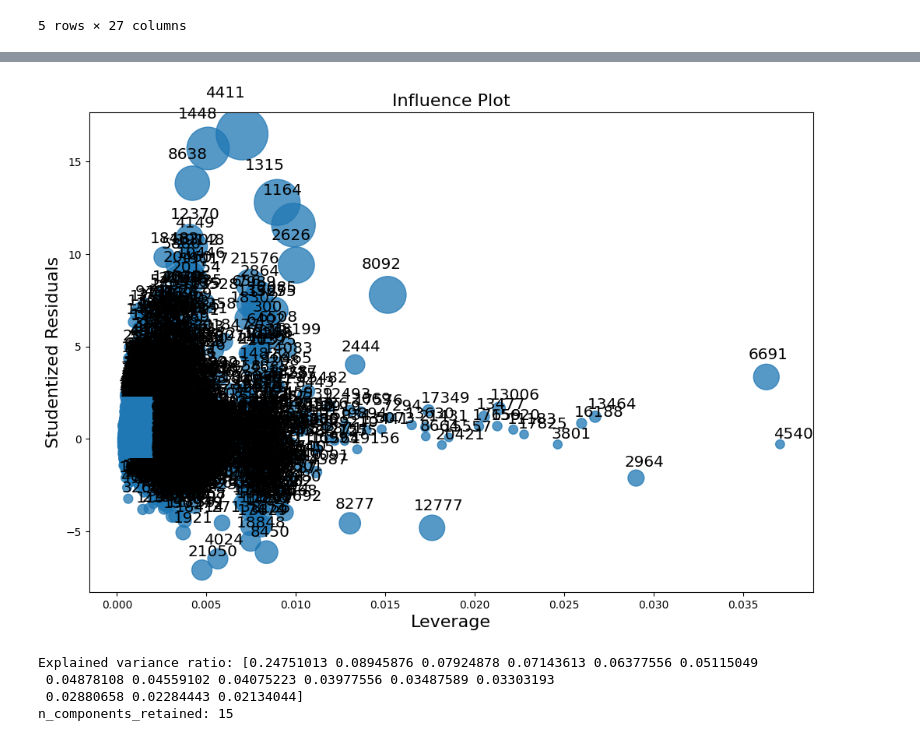
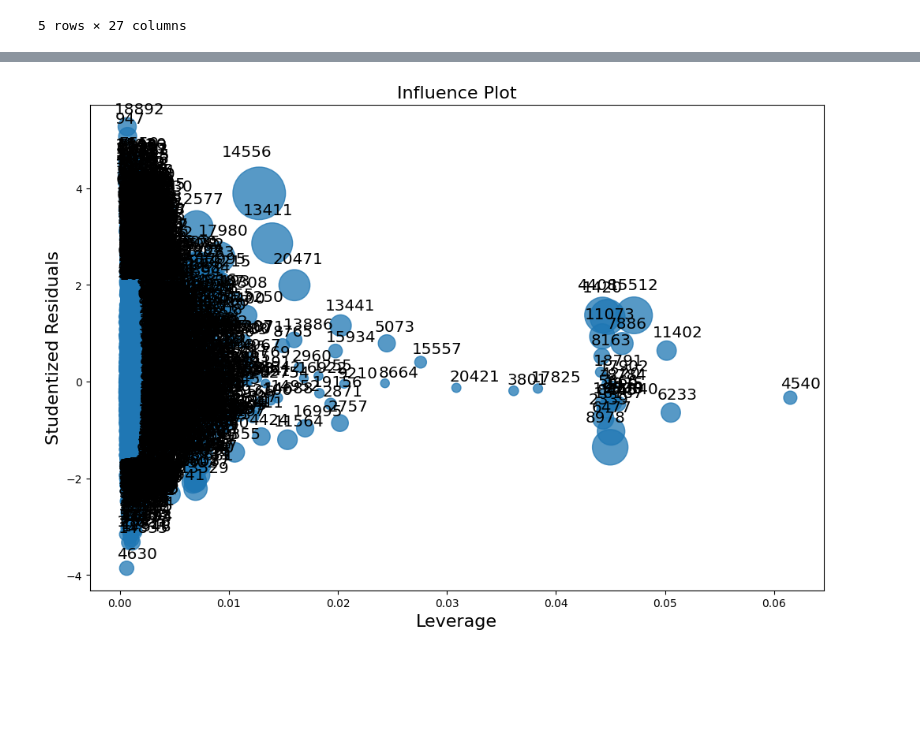
Before and after one commit to ChuHongHeMike/schulich_data_science_he55, a Jupyter notebook: Assignment/A3.ipynb, the cells around one changed output, grey strips where cells are left out. Saved outputs shown, nothing was run; the diff lists cells and outputs as text; code cells hidden in the pictures; blank space fills up the shorter version.

```diff
--- a/Assignment/A3.ipynb
+++ b/Assignment/A3.ipynb
@@ -123,7 +130,7 @@ df1['year'] = df1['date'].dt.year
 df1.drop(columns= 'date',inplace=True)
 # %%
 x = df1.drop('price', axis=1)
-y = df1['price']
+y = df1[['price']]
 x.head()
 # %% [output]
 |  | bedrooms | bathrooms | sqft_living | sqft_lot | floors | waterfront | view | condition | grade | ... |
@@ -144,7 +148,0 @@ fig = sm.graphics.influence_plot(results, ax=ax, criterion='cooks')
-# %%
-#There are 7 outliers, with index, 19452,5832, 1149, 3223, 15870, 1719, and 17319
-x = x.drop(index=[19452,5832, 1149, 3223, 15870, 1719, 17319])
-#So drop them
-# %%
-y = y.drop(index=[19452,5832, 1149, 3223, 15870, 1719, 17319])
-#Same for the price
@@ -158,35 +149,29 @@ fig = sm.graphics.influence_plot(results, ax=ax, criterion='cooks')
-# %%
-#Algthou it looks better, but not enough
-x = x.drop(index=[7252,9254,3914,7077,9714,20452,4441,3949,7769,7647])
-y = y.drop(index=[7252,9254,3914,7077,9714,20452,4441,3949,7769,7647])
-# %%
-model = sm.OLS(y, x)
-results = model.fit()
-fig, ax = plt.subplots(figsize=(12,8))
-fig = sm.graphics.influence_plot(results, ax=ax, criterion='cooks')
-# %% [output]
-[figure, removed]
-# %%
-#It looks better. And since the max leverage is small enough. So now I gonna do PCA.
-# Standardize the features
-scaler = StandardScaler()
-x_std = scaler.fit_transform(x)
-
-# Perform PCA
-pca = PCA(n_components = 0.9)
-x_pca = pca.fit_transform(x_std)
-
-# The transformed data is an array, convert it back into a dataframe
-x_pca = pd.DataFrame(x_pca)
-
-# Print the explained variance ratio
-print('Explained variance ratio:', pca.explained_variance_ratio_)
-
-# Print the cumulative explained variance ratio
-cumsum_variance = np.cumsum(pca.explained_variance_ratio_)
-print('n_components_retained:', pca.n_components_)
-# %% [output]
-Explained variance ratio: [0.24751013 0.08945876 0.07924878 0.07143613 0.06377556 0.05115049
- 0.04878108 0.04559102 0.04075223 0.03977556 0.03487589 0.03303193
- 0.02880658 0.02284443 0.02134044]
-n_components_retained: 15
+# %%
+# Fit the OLS model
+model = sm.OLS(y, x)
+results = model.fit()
+
+# Get the Cook's distance values and p-values for each data point
+influence = results.get_influence()
+cooks_d = influence.cooks_distance[0]
+
+# Set the threshold for Cook's distance (adjust this value as needed)
+cooksd_range = np.percentile(cooks_d, 90)
+
+# Filter out rows with Cook's distance above the range
+filtered_indices = np.where(cooks_d < cooksd_range)[0]
+filtered_x = x.iloc[filtered_indices]
+filtered_y = y.iloc[filtered_indices]
+
+# Fit the OLS model on the filtered data
+filtered_model = sm.OLS(filtered_y, filtered_x)
+filtered_results = filtered_model.fit()
+
+# Plot the influence plot for the filtered results
+fig, ax = plt.subplots(figsize=(12, 8))
+fig = sm.graphics.influence_plot(filtered_results, ax=ax, criterion='cooks')
+
+# Display the plot
+plt.show()
+# %% [output]
+[figure, added]
```
Also changed, not shown: parts of 7 cells of this notebook.
